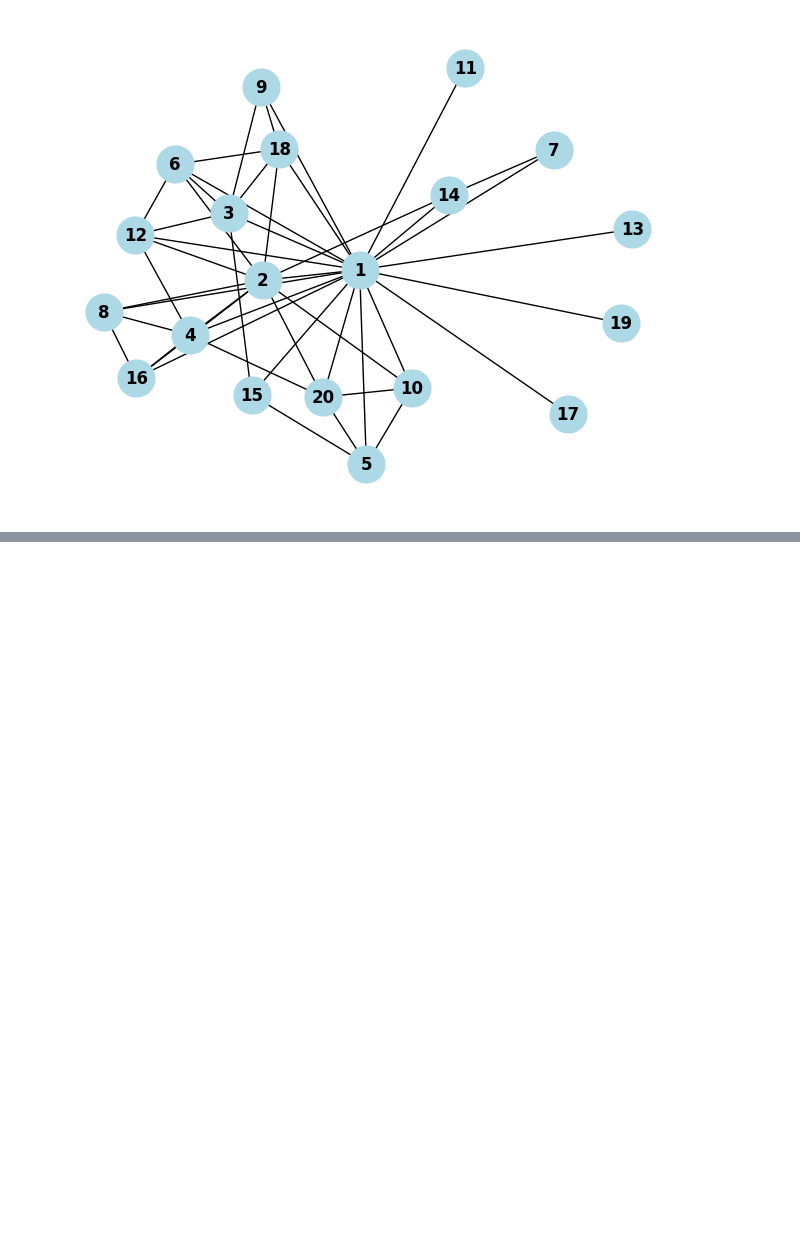
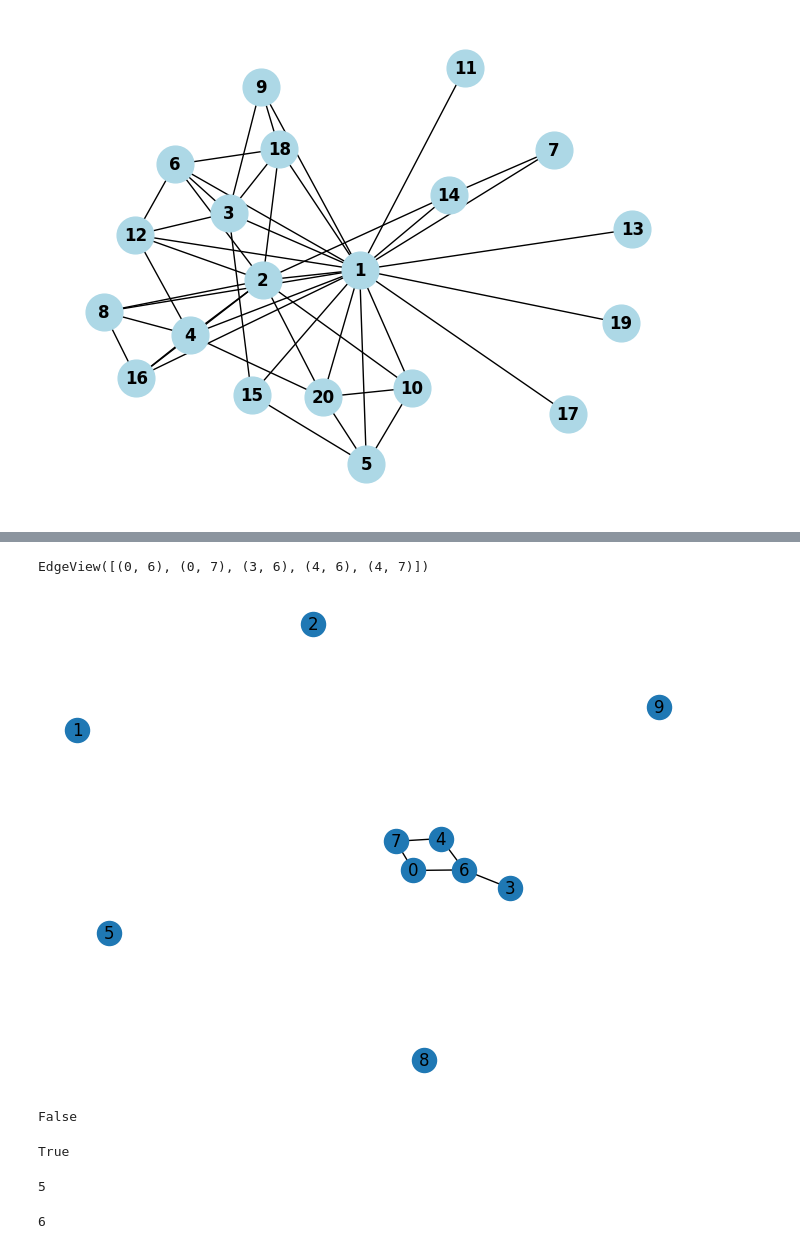
Before and after one commit to julihdez36/Complex_networks, a Jupyter notebook: nx_introduction.ipynb, the cells around one changed output, grey strips where cells are left out. Cells and saved outputs as stored; diff of their text form; code cells hidden in the pictures; blank space fills up the shorter version.

```diff
--- a/nx_introduction.ipynb
+++ b/nx_introduction.ipynb
@@ -68,0 +92,10 @@ nx.draw(g_numeros, with_labels=True, node_size=700, node_color="lightblue", font
+# %%
+# Para agregar manualmente los enlaces podríamos definir una función
+
+def generar_parejas(rango, n_parejas):
+    from random import sample
+    parejas = []
+    for i in range(n_parejas):
+        pareja = tuple(sample(range(rango),2))
+        parejas.append(pareja)
+    return parejas
@@ -68,0 +109,29 @@ nx.draw(g_numeros, with_labels=True, node_size=700, node_color="lightblue", font
+# %%
+# Agreguemos los enclaes al grafo
+
+G2.add_edges_from(enlace1)
+# %%
+G2.edges
+# %% [output]
+EdgeView([(0, 6), (0, 7), (3, 6), (4, 6), (4, 7)])
+# %%
+nx.draw(G2, with_labels = True)
+# %% [output]
+[figure, added]
+# %%
+nx.is_connected(G2) # No está conectada
+# %% [output]
+False
+# %%
+nx.has_path(G2,3,4) # Pregunto si hay camino entre las graficas
+# %% [output]
+True
+# %%
+# Contemos loc omponentes
+nx.number_of_edges(G2) # Número de enlaces
+# %% [output]
+5
+# %%
+nx.number_connected_components(G2) # 6 componentes o agrupaciones, o subgrafos
+# %% [output]
+6
```
Also changed, not shown: parts of 10 cells of this notebook.
